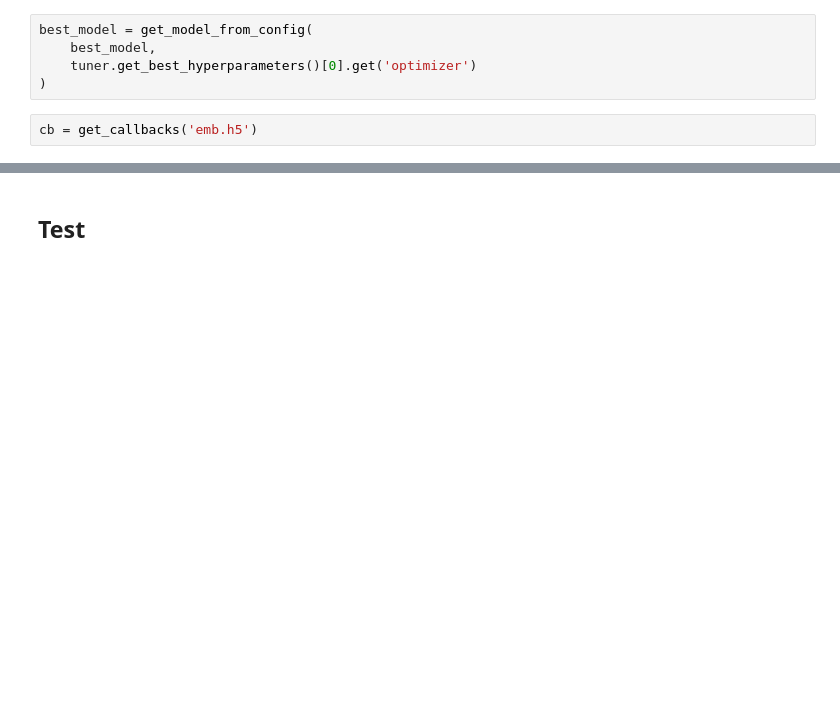
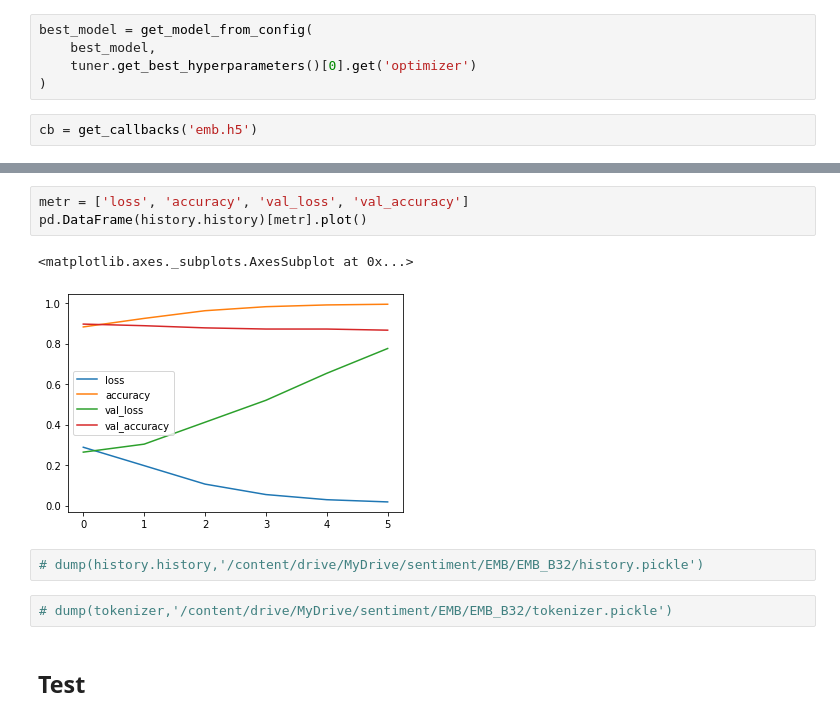
Before and after one commit to ppkgtmm/sentiment, a Jupyter notebook: EMB.ipynb, the cells around one changed output, grey strips where cells are left out. Saved outputs shown, nothing was run; the diff lists cells and outputs as text; blank space fills up the shorter version.

```diff
--- a/EMB.ipynb
+++ b/EMB.ipynb
@@ -161,3 +173,13 @@ Epoch 2/100
+# %%
+metr = ['loss', 'accuracy', 'val_loss', 'val_accuracy']
+pd.DataFrame(history.history)[metr].plot()
+# %% [output]
+<matplotlib.axes._subplots.AxesSubplot at 0x...>
+[figure, added]
+# %%
+# dump(history.history,'/content/drive/MyDrive/sentiment/EMB/EMB_B32/history.pickle')
+# %%
+# dump(tokenizer,'/content/drive/MyDrive/sentiment/EMB/EMB_B32/tokenizer.pickle')
 # %% [markdown]
 ## Test
 # %%
```
Also changed, not shown: parts of 2 cells of this notebook.
